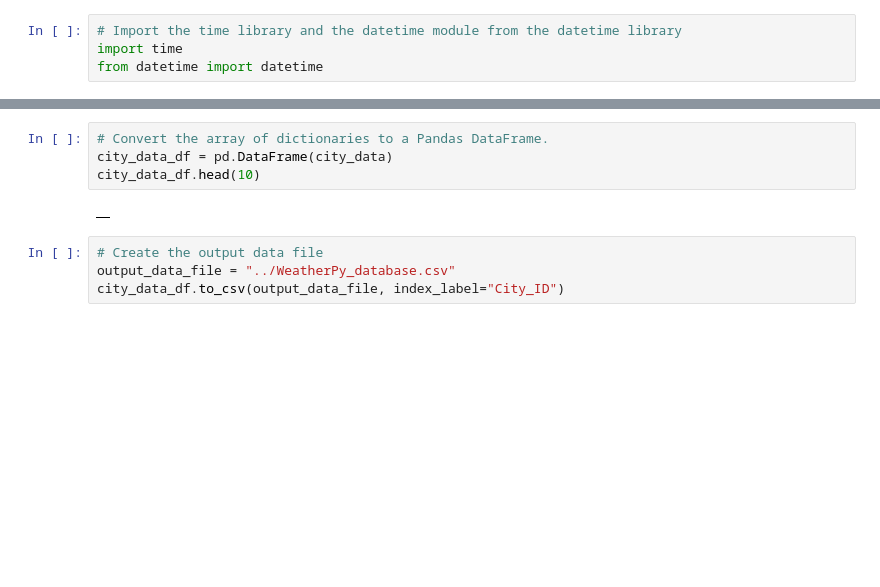
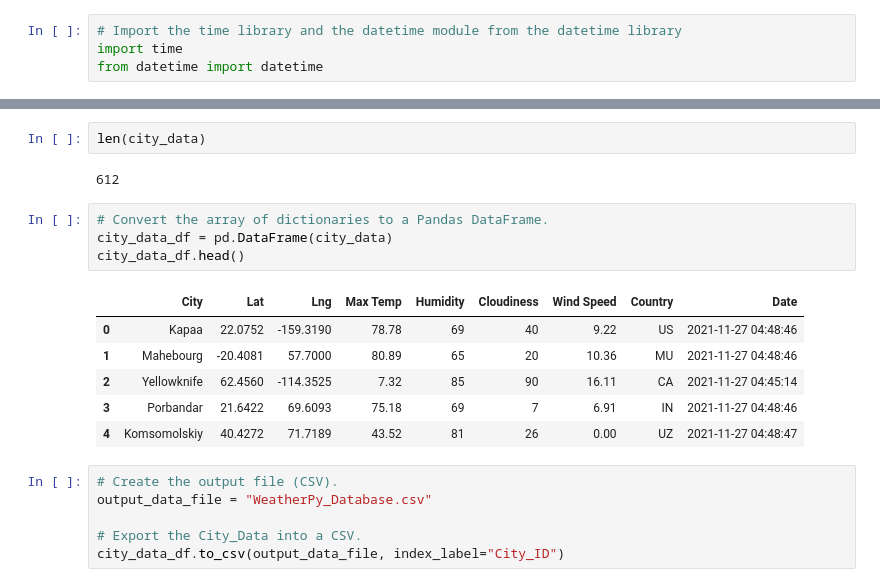
Before and after one commit to john-molenda1/World_Weather_Analysis, a Jupyter notebook: Weather_Database.ipynb, the cells around one changed output, grey strips where cells are left out. Saved outputs shown, nothing was run; the diff lists cells and outputs as text; blank space fills up the shorter version.

```diff
--- a/Weather_Database.ipynb
+++ b/Weather_Database.ipynb
@@ -161,10 +183,21 @@ Data Retrieval Complete
+# %%
+len(city_data)
+# %% [output]
+612
 # %%
 # Convert the array of dictionaries to a Pandas DataFrame.
 city_data_df = pd.DataFrame(city_data)
-city_data_df.head(10)
+city_data_df.head()
 # %% [output]
-|  |
+|  | City | Lat | Lng | Max Temp | Humidity | Cloudiness | Wind Speed | Country | Date |
+| 0 | Kapaa | 22.0752 | -159.3190 | 78.78 | 69 | 40 | 9.22 | US | 2021-11-27 04:48:46 |
+| 1 | Mahebourg | -20.4081 | 57.7000 | 80.89 | 65 | 20 | 10.36 | MU | 2021-11-27 04:48:46 |
+| 2 | Yellowknife | 62.4560 | -114.3525 | 7.32 | 85 | 90 | 16.11 | CA | 2021-11-27 04:45:14 |
+| 3 | Porbandar | 21.6422 | 69.6093 | 75.18 | 69 | 7 | 6.91 | IN | 2021-11-27 04:48:46 |
+| 4 | Komsomolskiy | 40.4272 | 71.7189 | 43.52 | 81 | 26 | 0.00 | UZ | 2021-11-27 04:48:47 |
 # %%
-# Create the output data file
-output_data_file = "../WeatherPy_database.csv"
+# Create the output file (CSV).
+output_data_file = "WeatherPy_Database.csv"
+
+# Export the City_Data into a CSV.
 city_data_df.to_csv(output_data_file, index_label="City_ID")
```
Also changed, not shown: parts of 8 cells of this notebook.
